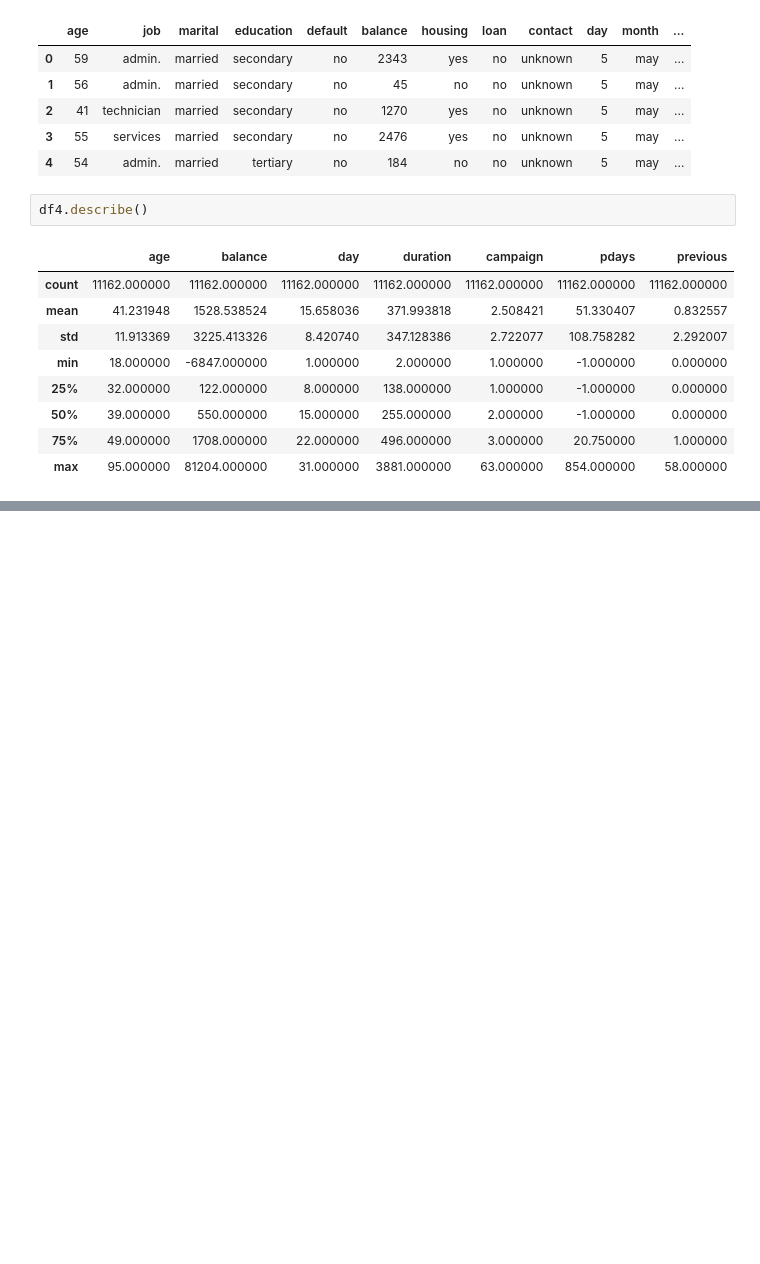
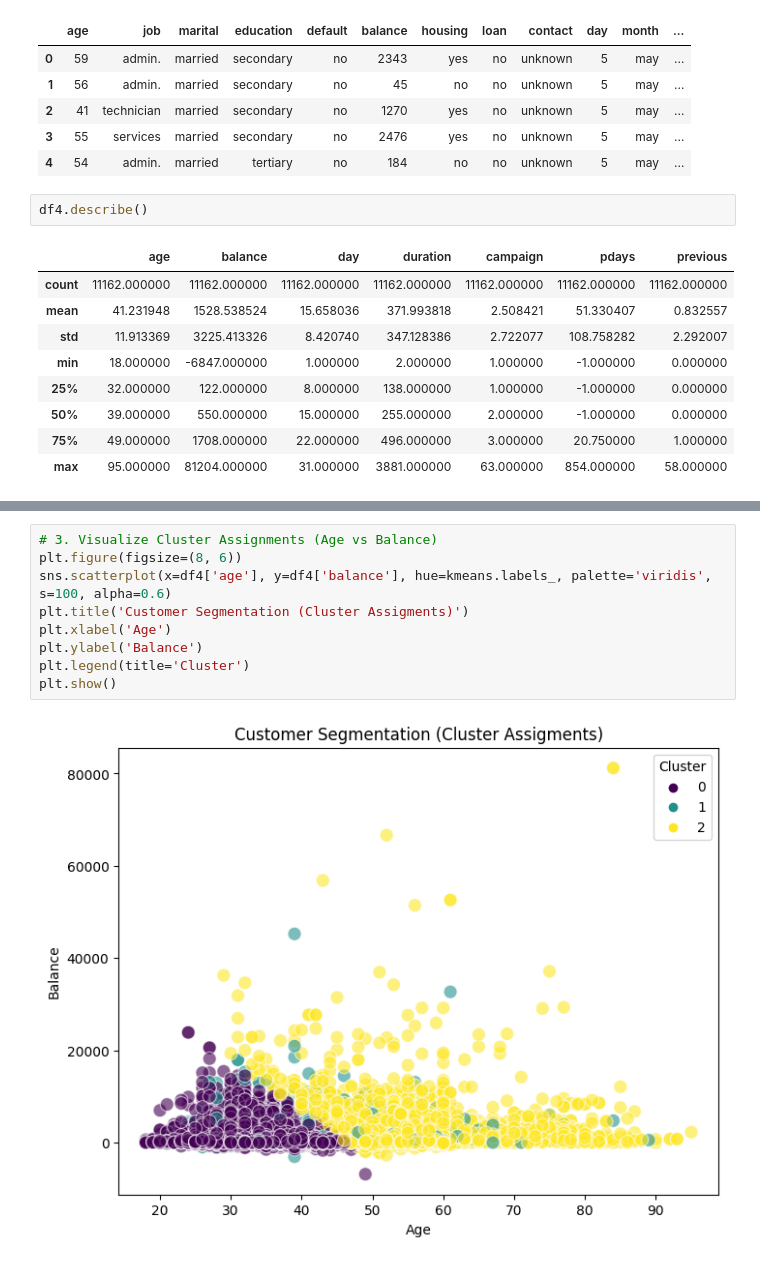
Before and after one commit to victormuuo07/PennyPal-System, a Jupyter notebook: pennypal-system.ipynb, the cells around one changed output, grey strips where cells are left out. Cells and saved outputs as stored; diff of their text form; blank space fills up the shorter version.

```diff
--- a/pennypal-system.ipynb
+++ b/pennypal-system.ipynb
@@ -791,0 +908,11 @@ df4.describe()
+# %%
+# 3. Visualize Cluster Assignments (Age vs Balance)
+plt.figure(figsize=(8, 6))
+sns.scatterplot(x=df4['age'], y=df4['balance'], hue=kmeans.labels_, palette='viridis', s=100, alpha=0.6)
+plt.title('Customer Segmentation (Cluster Assigments)')
+plt.xlabel('Age')
+plt.ylabel('Balance')
+plt.legend(title='Cluster')
+plt.show()
+# %% [output]
+[figure, added]
```
Also changed, not shown: parts of 25 cells of this notebook.
